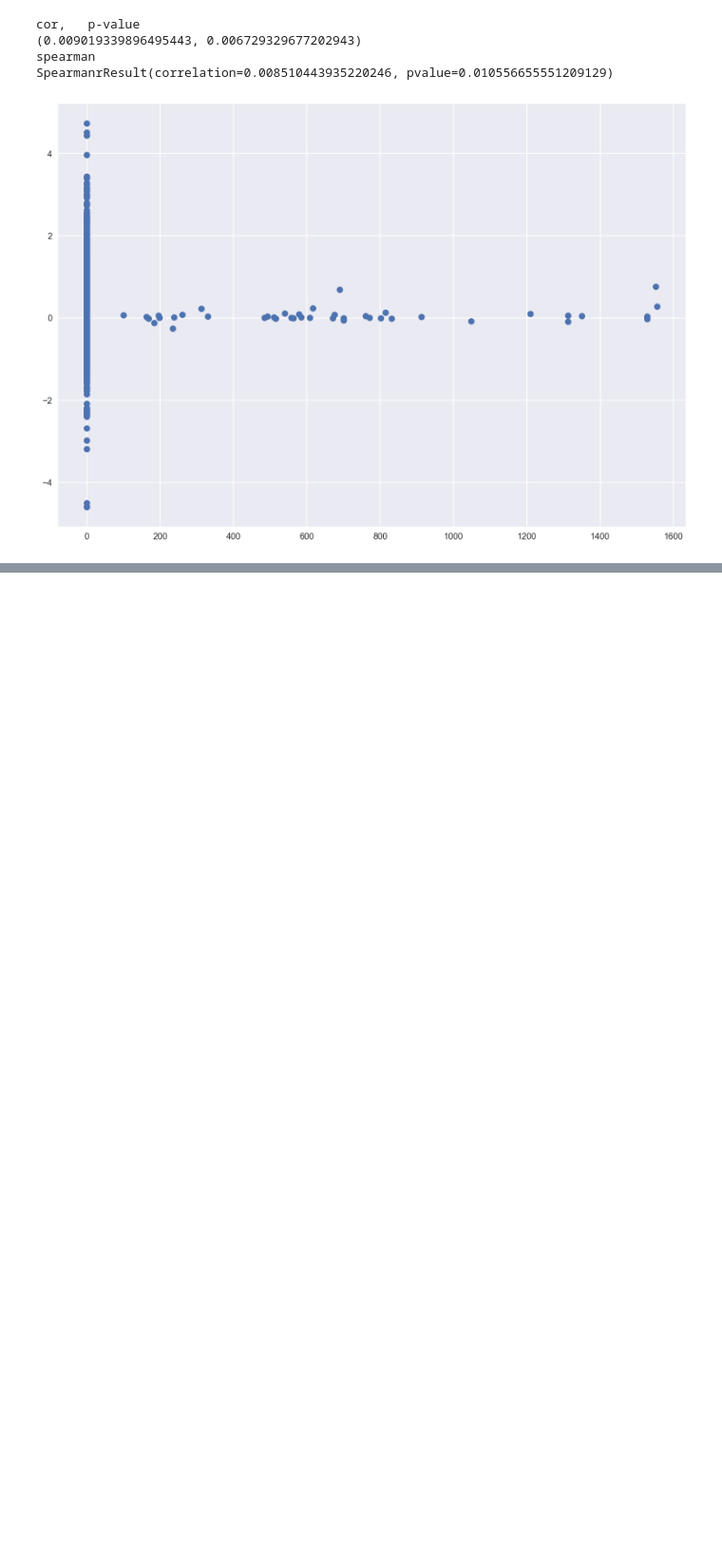
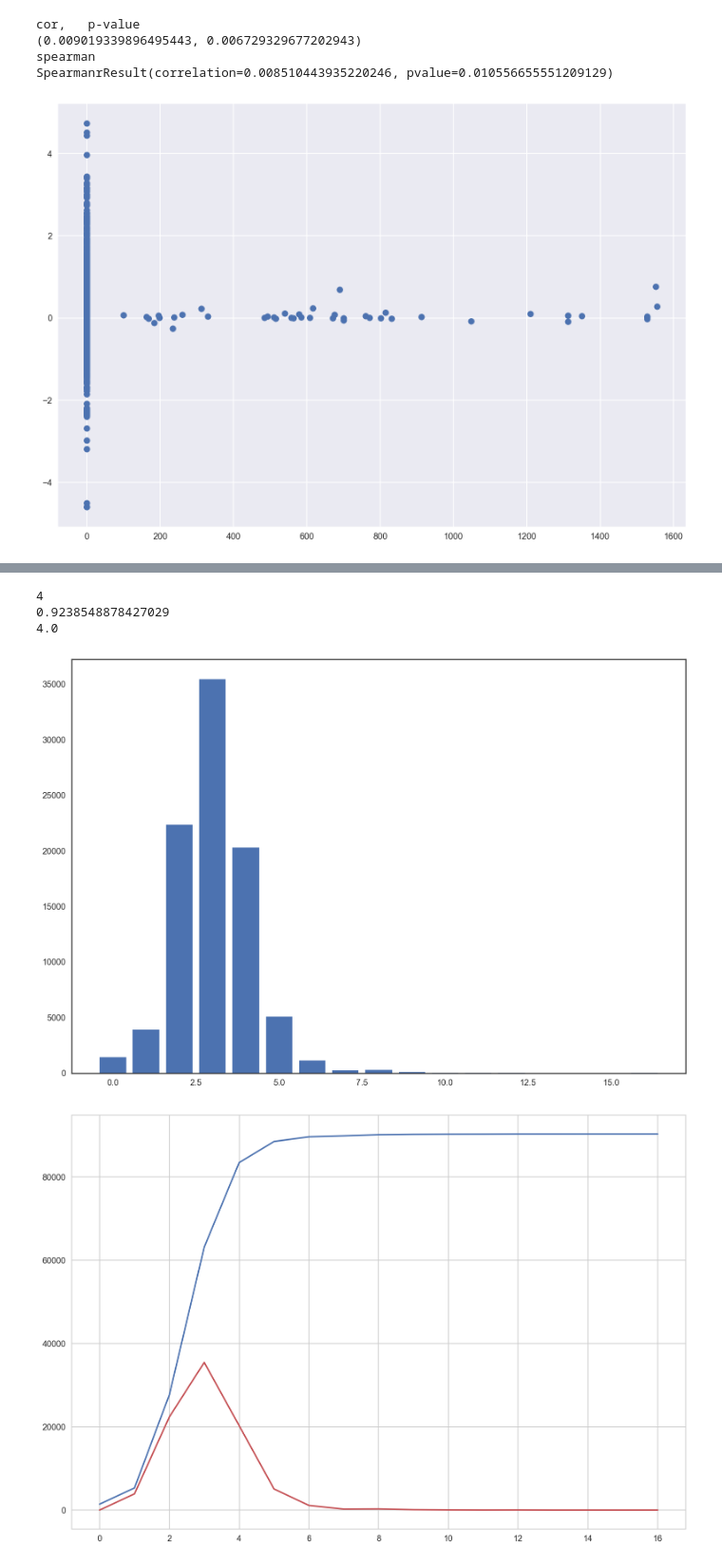
Before and after one commit to minus31/Zillow_Home_Value_Prediction, a Jupyter notebook: notebooks/EDA_properties.ipynb, the cells around one changed output, grey strips where cells are left out. Shown at 95% size. Drawn from its saved outputs; the diff is of its cells as text; code cells hidden in the pictures; blank space fills up the shorter version.

```diff
--- a/notebooks/EDA_properties.ipynb
+++ b/notebooks/EDA_properties.ipynb
@@ -182,6 +164,7 @@ df_16.basementsqft.dropna().shape # 43 개의 값만 있다.
 # %% [output]
 (43,)
 # %%
+# 뚜렸한 관계가 안보인다. -> 그냥 있냐 없냐 정도로 처리 해도 괜찮을 듯 `
 # correlation 선형!
 print("cor,   p-value" )
 print(sp.stats.pearsonr(df_16.basementsqft.fillna(0), df_16.logerror))
@@ -190,6 +173,7 @@ print(sp.stats.spearmanr(df_16.basementsqft.fillna(0), df_16.logerror))
 plt.scatter(df_16.basementsqft.fillna(0), df_16.logerror)
 #Target과의 상관관계가 없다. nan 값은 그냥 0과 min값보다 작은 99 두가지를 시도 해보겠다.
 df_16.basementsqft = df_16.basementsqft.fillna(0)
+numecols = ["basementsqft"]
 # %% [output]
 cor,   p-value
 (0.009019339896495443, 0.006729329677202943)
@@ -211,0 +197,4 @@ plt.scatter(df_16.bathroomcnt, df_16.logerror)
+# %%
+numecols.append("bathroomcnt")
+df_16.bathroomcnt[df_16.bathroomcnt > 10.0]
+# 화장실이 10개 이상인것은 8개 밖에 없다. 나중에 모델에서 영향이 크면 빼거나, 몇개로 범주화해서 처리 하겠다.
@@ -211,0 +236,31 @@ plt.scatter(df_16.bathroomcnt, df_16.logerror)
+# %%
+sns.set_style("white")
+plt.bar(x=bedroom_val, height=bedroom_counts)
+
+# sns.countplot(x=bedroom_val y=bedroom_counts)
+plt.figure()
+sns.set_style("whitegrid")
+plt.plot(bedroom_val, np.cumsum(bedroom_counts))
+
+for i, nu in enumerate(np.cumsum(bedroom_counts)):
+
+    if nu/sum(bedroom_counts) >= 0.8:
+        print(i)
+        print(nu/sum(bedroom_counts))
+        print(bedroom_val[i])
+        break
+
+## 위 cdf의 pdf
+pdf_points = [0]
+for nu1, nu2 in zip(np.cumsum(bedroom_counts)[:-1], np.cumsum(bedroom_counts)[1:]):
+    pdf_points.append((nu2 - nu1))
+plt.plot(bedroom_val, pdf_points, c='r')
+
+# numerical data appending
+numecols.append('bedroomcnt')
+# %% [output]
+4
+0.9238548878427029
+4.0
+[figure, added]
+[figure, added]
```
Also changed, not shown: parts of 77 cells of this notebook, 3 other files.
